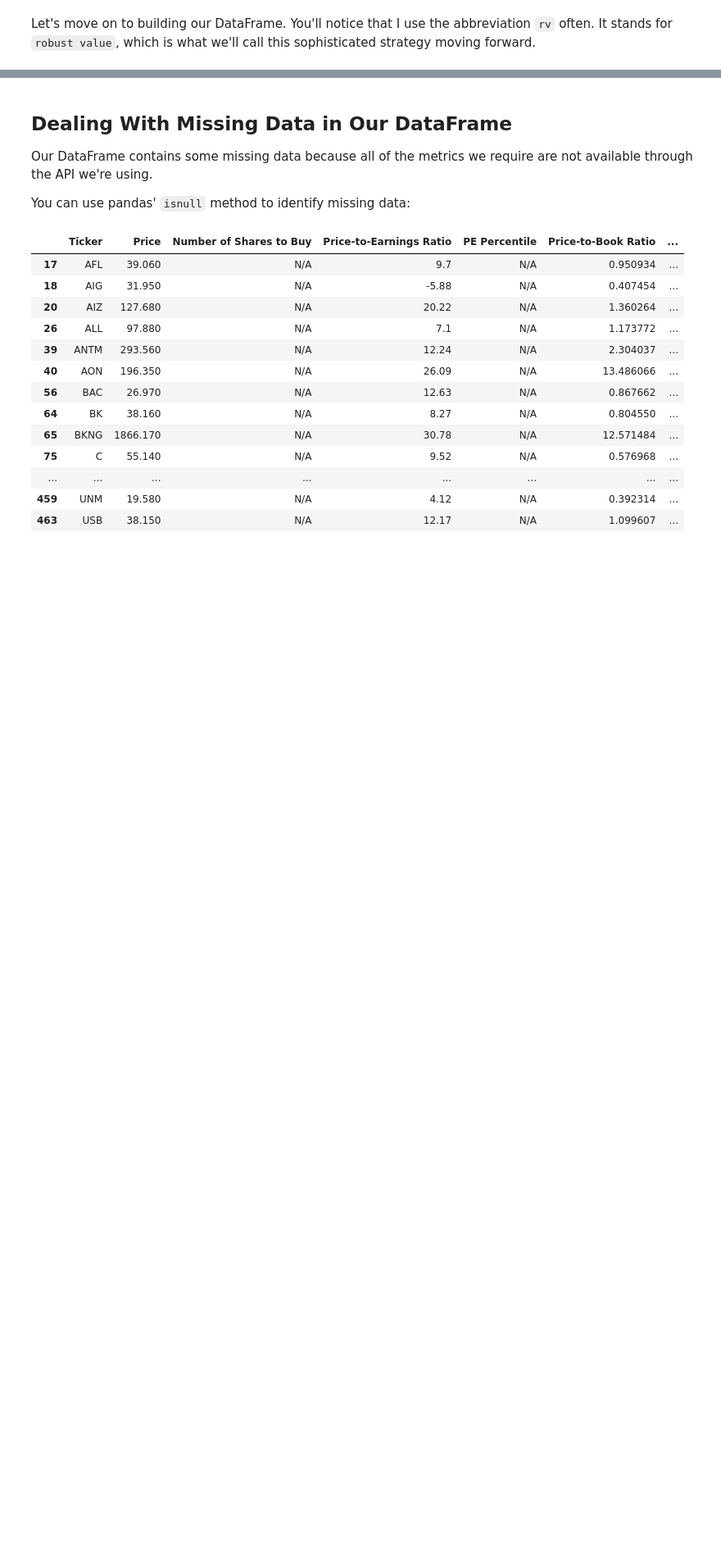
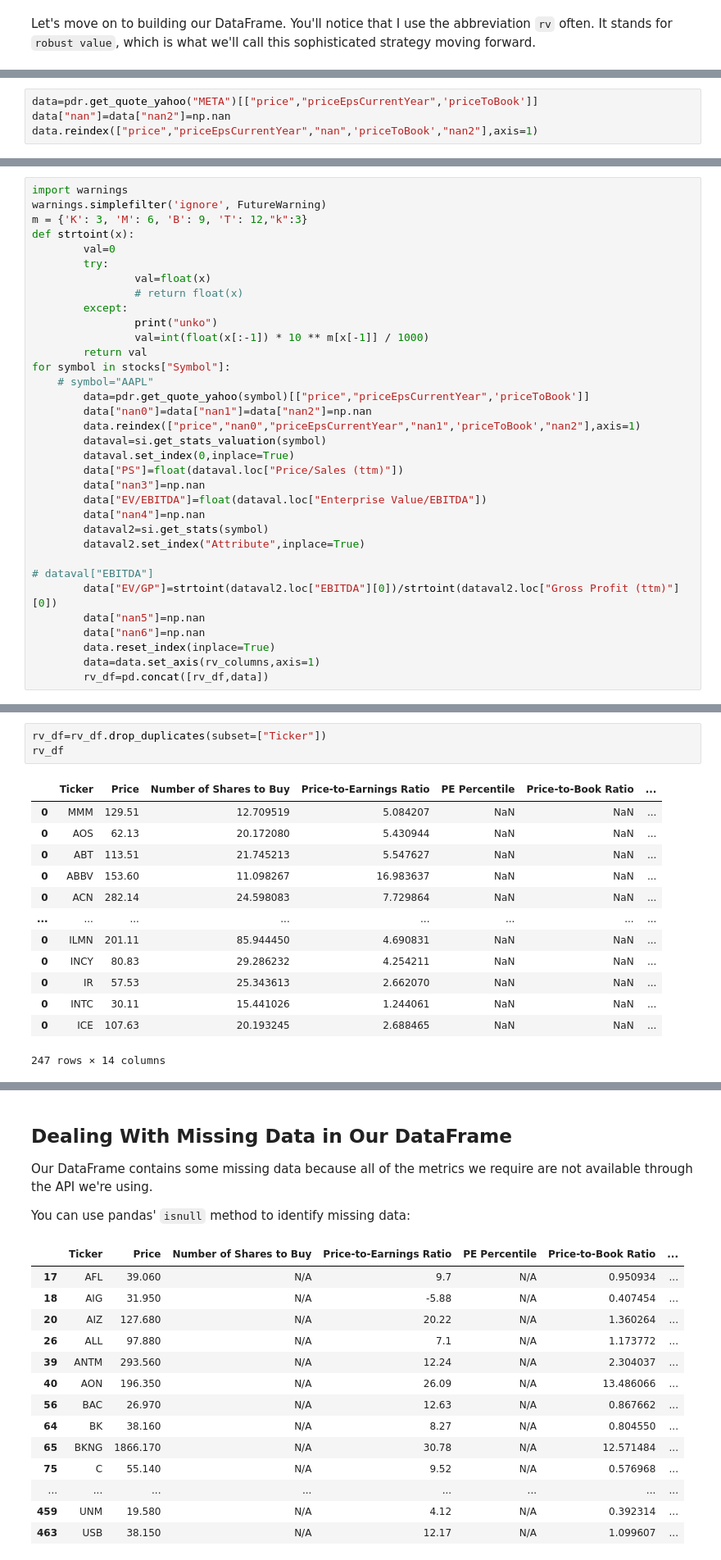
Before and after one commit to hakoshie/algo-trade, a Jupyter notebook: starter_files/003_quantitative_value_strategy.ipynb, the cells around one changed output, grey strips where cells are left out. Shown: that part at 82% size. Cells and saved outputs as stored; diff of their text form; blank space fills up the shorter version.

```diff
--- a/starter_files/003_quantitative_value_strategy.ipynb
+++ b/starter_files/003_quantitative_value_strategy.ipynb
@@ -224,0 +331,4 @@ Let's move on to building our DataFrame. You'll notice that I use the abbreviati
+# %%
+data=pdr.get_quote_yahoo("META")[["price","priceEpsCurrentYear",'priceToBook']]
+data["nan"]=data["nan2"]=np.nan
+data.reindex(["price","priceEpsCurrentYear","nan",'priceToBook',"nan2"],axis=1)
@@ -224,0 +352,34 @@ Let's move on to building our DataFrame. You'll notice that I use the abbreviati
+# %%
+import warnings
+warnings.simplefilter('ignore', FutureWarning)
+m = {'K': 3, 'M': 6, 'B': 9, 'T': 12,"k":3}
+def strtoint(x):
+        val=0
+        try:
+                val=float(x)
+                # return float(x)
+        except:
+                print("unko")
+                val=int(float(x[:-1]) * 10 ** m[x[-1]] / 1000)
+        return val
+for symbol in stocks["Symbol"]:
+    # symbol="AAPL"
+        data=pdr.get_quote_yahoo(symbol)[["price","priceEpsCurrentYear",'priceToBook']]
+        data["nan0"]=data["nan1"]=data["nan2"]=np.nan
+        data.reindex(["price","nan0","priceEpsCurrentYear","nan1",'priceToBook',"nan2"],axis=1)
+        dataval=si.get_stats_valuation(symbol)
+        dataval.set_index(0,inplace=True)
+        data["PS"]=float(dataval.loc["Price/Sales (ttm)"])
+        data["nan3"]=np.nan
+        data["EV/EBITDA"]=float(dataval.loc["Enterprise Value/EBITDA"])
+        data["nan4"]=np.nan
+        dataval2=si.get_stats(symbol)
+        dataval2.set_index("Attribute",inplace=True)
+
+# dataval["EBITDA"]
+        data["EV/GP"]=strtoint(dataval2.loc["EBITDA"][0])/strtoint(dataval2.loc["Gross Profit (ttm)"][0])
+        data["nan5"]=np.nan
+        data["nan6"]=np.nan
+        data.reset_index(inplace=True)
+        data=data.set_axis(rv_columns,axis=1)
+        rv_df=pd.concat([rv_df,data])
@@ -224,0 +394,17 @@ Let's move on to building our DataFrame. You'll notice that I use the abbreviati
+# %%
+rv_df=rv_df.drop_duplicates(subset=["Ticker"])
+rv_df
+# %% [output]
+|  | Ticker | Price | Number of Shares to Buy | Price-to-Earnings Ratio | PE Percentile | Price-to-Book Ratio | ... |
+| 0 | MMM | 129.51 | 12.709519 | 5.084207 | NaN | NaN | ... |
+| 0 | AOS | 62.13 | 20.172080 | 5.430944 | NaN | NaN | ... |
+| 0 | ABT | 113.51 | 21.745213 | 5.547627 | NaN | NaN | ... |
+| 0 | ABBV | 153.60 | 11.098267 | 16.983637 | NaN | NaN | ... |
+| 0 | ACN | 282.14 | 24.598083 | 7.729864 | NaN | NaN | ... |
+| ... | ... | ... | ... | ... | ... | ... | ... |
+| 0 | ILMN | 201.11 | 85.944450 | 4.690831 | NaN | NaN | ... |
+| 0 | INCY | 80.83 | 29.286232 | 4.254211 | NaN | NaN | ... |
+| 0 | IR | 57.53 | 25.343613 | 2.662070 | NaN | NaN | ... |
+| 0 | INTC | 30.11 | 15.441026 | 1.244061 | NaN | NaN | ... |
+| 0 | ICE | 107.63 | 20.193245 | 2.688465 | NaN | NaN | ... |
+247 rows × 14 columns
```
Also changed, not shown: parts of 29 cells of this notebook, 3 other files.
